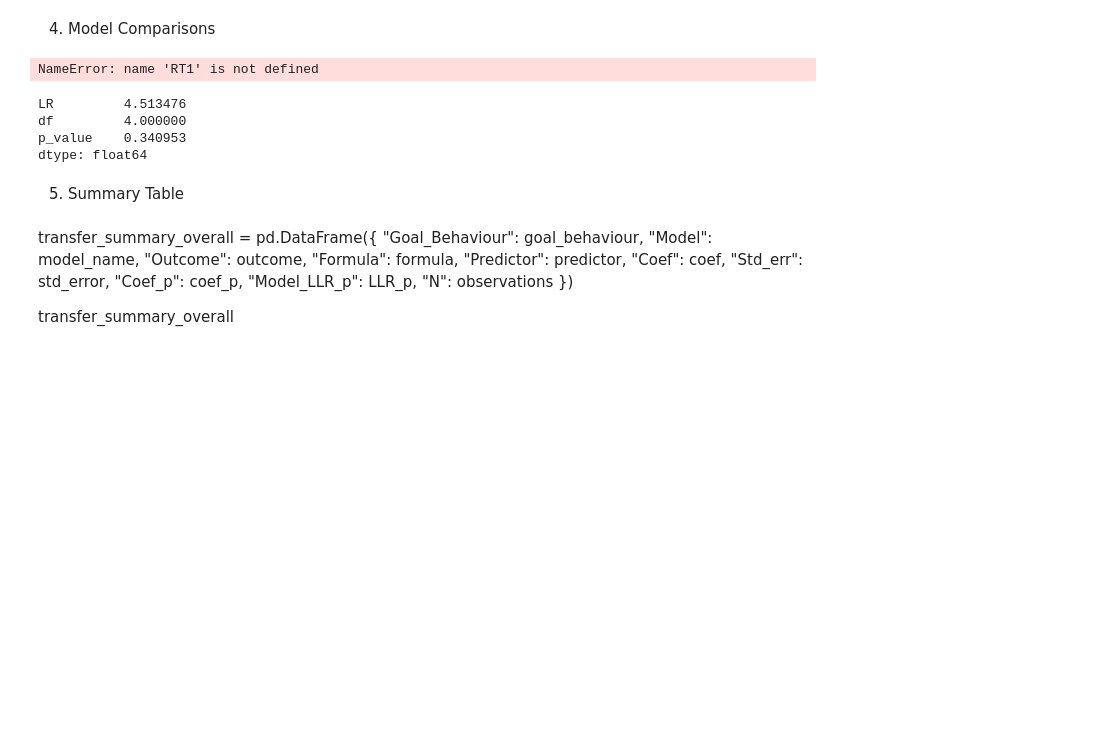
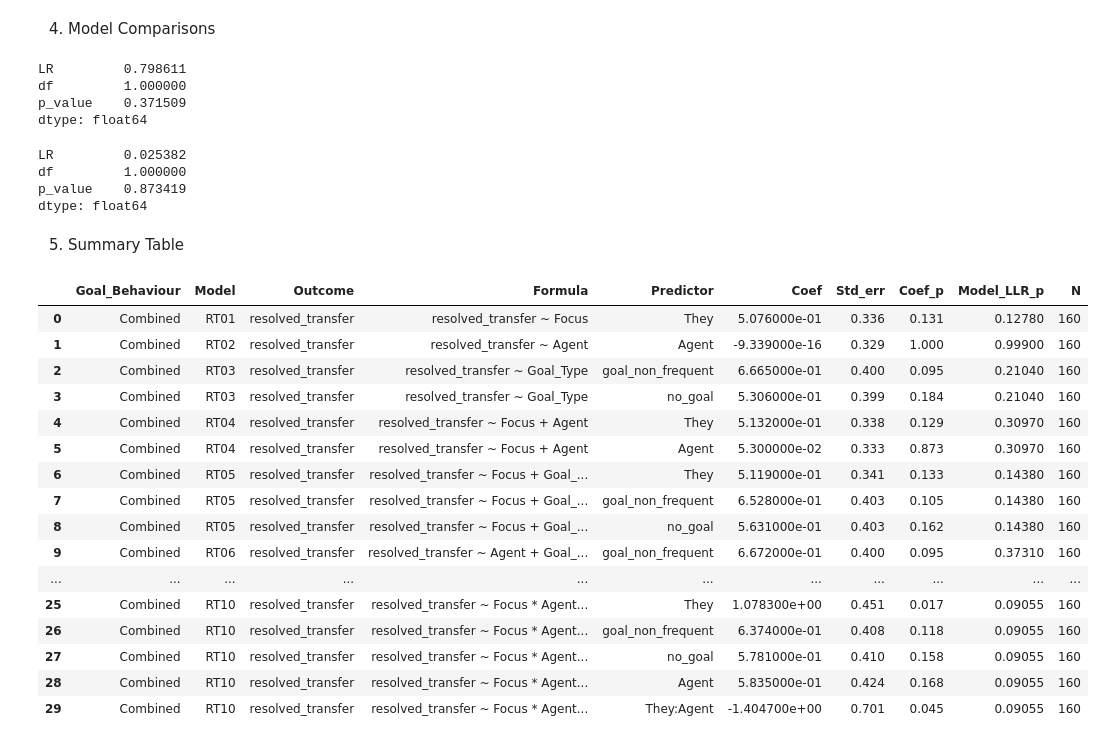
Before and after one commit to RoSoMu/counterfactual-desiderative-processing, a Jupyter notebook: notebooks/modeling/10b_transfer_focus.ipynb, the cells around one changed output. Cells and saved outputs as stored; diff of their text form; code cells hidden in the pictures; blank space fills up the shorter version.

Commit message:
adding new model values to combined transfer resolution with focus summary table

```diff
--- a/notebooks/modeling/10b_transfer_focus.ipynb
+++ b/notebooks/modeling/10b_transfer_focus.ipynb
@@ -465,15 +465,18 @@ def lr_test(model_small, model_large):
         "p_value": p
     })
 # %%
-lr_test(RT1, RT3)
+lr_test(RT01, RT03)
 # %% [output]
-NameError: name 'RT1' is not defined
+LR         0.798611
+df         1.000000
+p_value    0.371509
+dtype: float64
 # %%
-lr_test(RT1, RT4)
+lr_test(RT01, RT04)
 # %% [output]
-LR         4.513476
-df         4.000000
-p_value    0.340953
+LR         0.025382
+df         1.000000
+p_value    0.873419
 dtype: float64
 # %% [markdown]
 5. Summary Table
@@ -488,27 +491,45 @@ formula = ["resolved_transfer ~ Focus", "resolved_transfer ~ Agent", "resolved_t
 
 predictor= ["They", "Agent", "goal_non_frequent", "no_goal", "They", "Agent", "They", "goal_non_frequent", "no_goal", "goal_non_frequent", "no_goal", "Agent", "They", "Agent", "They:Agent", "They", "goal_non_frequent", "no_goal", "They:goal_non_frequent", "They:no_goal", "goal_non_frequent", "no_goal", "Agent", "Agent:goal_non_frequent", "Agent:no_goal", "They", "goal_non_frequent", "no_goal", "Agent", "They:Agent"]
 
-coef = ["RT01", -9.339e-16, 0.6665, 0.5306, "RT04", "RT04", "RT05", "RT05", "RT05", 0.6672, 0.5323, 0.0233, "RT07", "RT07", "RT07", "RT08", "RT08", "RT08", "RT08", "RT08", 0.7027, 0.8807, 0.3254, -0.0584, -0.8624, "RT10", "RT10", "RT10", "RT10", "RT10"]
+coef = [0.5076, -9.339e-16, 0.6665, 0.5306, 0.5132, 0.0530, 0.5119, 0.6528, 0.5631, 0.6672, 0.5323, 0.0233, 1.0738, 0.5610, -1.4148, 0.6737, 0.5937, 0.7944, 0.1535, -0.6608, 0.7027, 0.8807, 0.3254, -0.0584, -0.8624, 1.0783, 0.6374, 0.5781, 0.5835, -1.4047]
 
-std_error = ["RT01", 0.329, 0.400, 0.399, "RT04", "RT04", "RT05", "RT05", "RT05", 0.400, 0.400, 0.332, "RT07", "RT07", "RT07", "RT08", "RT08", "RT08", "RT08", "RT08", 0.524, 0.527, 0.572, 0.814, 0.814, "RT10", "RT10", "RT10", "RT10", "RT10"]
+std_error = [0.336, 0.329, 0.400, 0.399, 0.338, 0.333, 0.341, 0.403, 0.403, 0.400, 0.400, 0.332, 0.446, 0.418, 0.694, 0.587, 0.518, 0.508, 0.834, 0.832, 0.524, 0.527, 0.572, 0.814, 0.814, 0.451, 0.408, 0.410, 0.424, 0.701]
 
-coef_p = ["RT01", 1.000, 0.095, 0.184, "RT04", "RT04", "RT05", "RT05", "RT05", 0.095, 0.183, 0.944, "RT07", "RT07", "RT07", "RT08", "RT08", "RT08", "RT08", "RT08", 0.180, 0.095, 0.569, 0.943, 0.290, "RT10", "RT10", "RT10", "RT10", "RT10"]
+coef_p = [0.131, 1.000, 0.095, 0.184, 0.129, 0.873, 0.133, 0.105, 0.162, 0.095, 0.183, 0.944, 0.016, 0.180, 0.041, 0.251, 0.252, 0.118, 0.854, 0.427, 0.180, 0.095, 0.569, 0.943, 0.290, 0.017, 0.118, 0.158, 0.168, 0.045]
 
-LLR_p = ["RT01", 0.999, 0.2104, 0.2104, "RT04", "RT04", "RT05", "RT05", "RT05", 0.3731, 0.3731, 0.3731, "RT07", "RT07", "RT07", "RT08", "RT08", "RT08", "RT08", "RT08", 0.4781, 0.4781, 0.4781, 0.4781, 0.4781, "RT10", "RT10", "RT10", "RT10", "RT10"]
+LLR_p = [0.1278, 0.999, 0.2104, 0.2104, 0.3097, 0.3097, 0.1438, 0.1438, 0.1438, 0.3731, 0.3731, 0.3731, 0.08872, 0.08872, 0.08872, 0.2621, 0.2621, 0.2621, 0.2621, 0.2621, 0.4781, 0.4781, 0.4781, 0.4781, 0.4781, 0.09055, 0.09055, 0.09055, 0.09055, 0.09055]
 
 observations= [160, 160, 160, 160, 160, 160, 160, 160, 160, 160, 160, 160, 160, 160, 160, 160, 160, 160, 160, 160, 160, 160, 160, 160, 160, 160, 160, 160, 160, 160]
-# %% [markdown]
-transfer_summary_overall = pd.DataFrame({
-    "Goal_Behaviour": goal_behaviour,
-    "Model": model_name,
-    "Outcome": outcome,
-    "Formula": formula,
-    "Predictor": predictor,
-    "Coef": coef,
-    "Std_err": std_error,
-    "Coef_p": coef_p,
-    "Model_LLR_p": LLR_p,
-    "N": observations
-})
-
-transfer_summary_overall
+# %%
+transfer_summary_overall = pd.DataFrame({
+    "Goal_Behaviour": goal_behaviour,
+    "Model": model_name,
+    "Outcome": outcome,
+    "Formula": formula,
+    "Predictor": predictor,
+    "Coef": coef,
+    "Std_err": std_error,
+    "Coef_p": coef_p,
+    "Model_LLR_p": LLR_p,
+    "N": observations
+})
+
+transfer_summary_overall
+# %% [output]
+|  | Goal_Behaviour | Model | Outcome | Formula | Predictor | Coef | Std_err | Coef_p | Model_LLR_p | N |
+| 0 | Combined | RT01 | resolved_transfer | resolved_transfer ~ Focus | They | 5.076000e-01 | 0.336 | 0.131 | 0.12780 | 160 |
+| 1 | Combined | RT02 | resolved_transfer | resolved_transfer ~ Agent | Agent | -9.339000e-16 | 0.329 | 1.000 | 0.99900 | 160 |
+| 2 | Combined | RT03 | resolved_transfer | resolved_transfer ~ Goal_Type | goal_non_frequent | 6.665000e-01 | 0.400 | 0.095 | 0.21040 | 160 |
+| 3 | Combined | RT03 | resolved_transfer | resolved_transfer ~ Goal_Type | no_goal | 5.306000e-01 | 0.399 | 0.184 | 0.21040 | 160 |
+| 4 | Combined | RT04 | resolved_transfer | resolved_transfer ~ Focus + Agent | They | 5.132000e-01 | 0.338 | 0.129 | 0.30970 | 160 |
+| 5 | Combined | RT04 | resolved_transfer | resolved_transfer ~ Focus + Agent | Agent | 5.300000e-02 | 0.333 | 0.873 | 0.30970 | 160 |
+| 6 | Combined | RT05 | resolved_transfer | resolved_transfer ~ Focus + Goal_... | They | 5.119000e-01 | 0.341 | 0.133 | 0.14380 | 160 |
+| 7 | Combined | RT05 | resolved_transfer | resolved_transfer ~ Focus + Goal_... | goal_non_frequent | 6.528000e-01 | 0.403 | 0.105 | 0.14380 | 160 |
+| 8 | Combined | RT05 | resolved_transfer | resolved_transfer ~ Focus + Goal_... | no_goal | 5.631000e-01 | 0.403 | 0.162 | 0.14380 | 160 |
+| 9 | Combined | RT06 | resolved_transfer | resolved_transfer ~ Agent + Goal_... | goal_non_frequent | 6.672000e-01 | 0.400 | 0.095 | 0.37310 | 160 |
+| ... | ... | ... | ... | ... | ... | ... | ... | ... | ... | ... |
+| 25 | Combined | RT10 | resolved_transfer | resolved_transfer ~ Focus * Agent... | They | 1.078300e+00 | 0.451 | 0.017 | 0.09055 | 160 |
+| 26 | Combined | RT10 | resolved_transfer | resolved_transfer ~ Focus * Agent... | goal_non_frequent | 6.374000e-01 | 0.408 | 0.118 | 0.09055 | 160 |
+| 27 | Combined | RT10 | resolved_transfer | resolved_transfer ~ Focus * Agent... | no_goal | 5.781000e-01 | 0.410 | 0.158 | 0.09055 | 160 |
+| 28 | Combined | RT10 | resolved_transfer | resolved_transfer ~ Focus * Agent... | Agent | 5.835000e-01 | 0.424 | 0.168 | 0.09055 | 160 |
+| 29 | Combined | RT10 | resolved_transfer | resolved_transfer ~ Focus * Agent... | They:Agent | -1.404700e+00 | 0.701 | 0.045 | 0.09055 | 160 |
```
Also changed, not shown: parts of 10 cells of this notebook.
